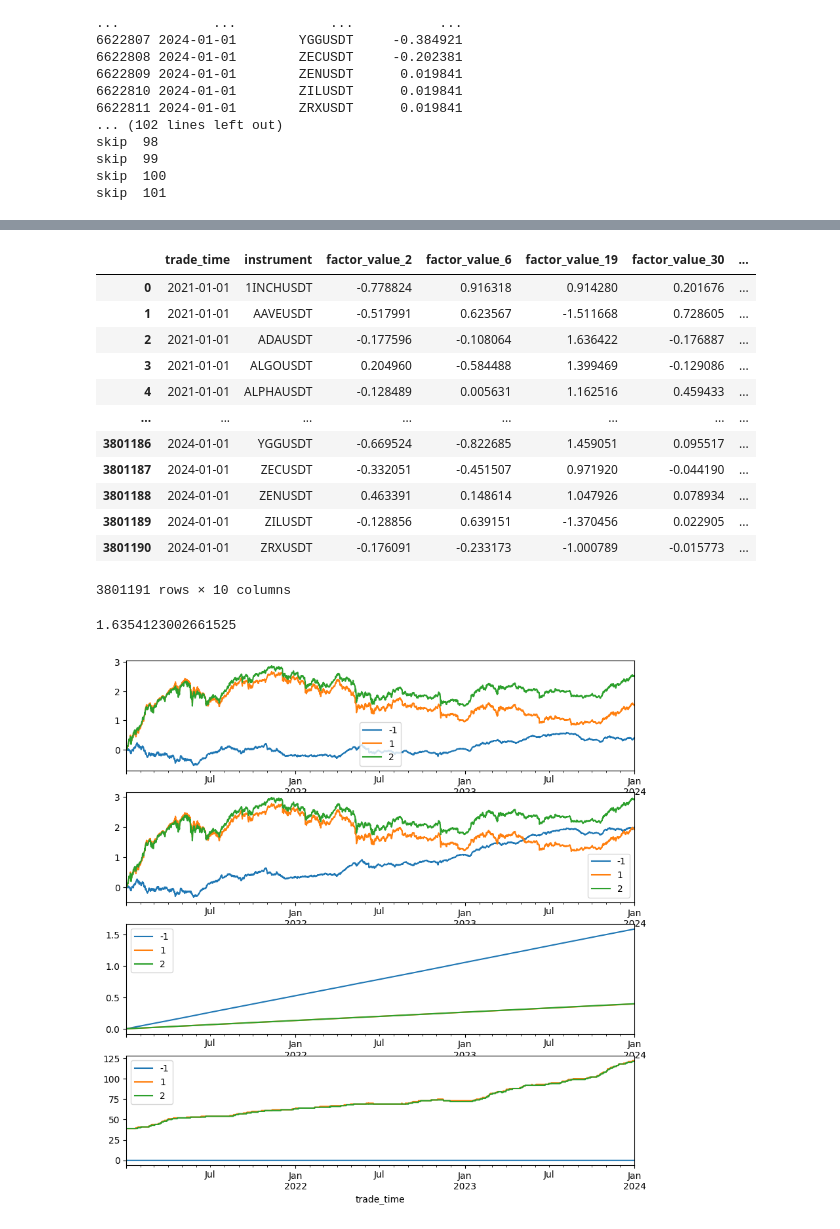
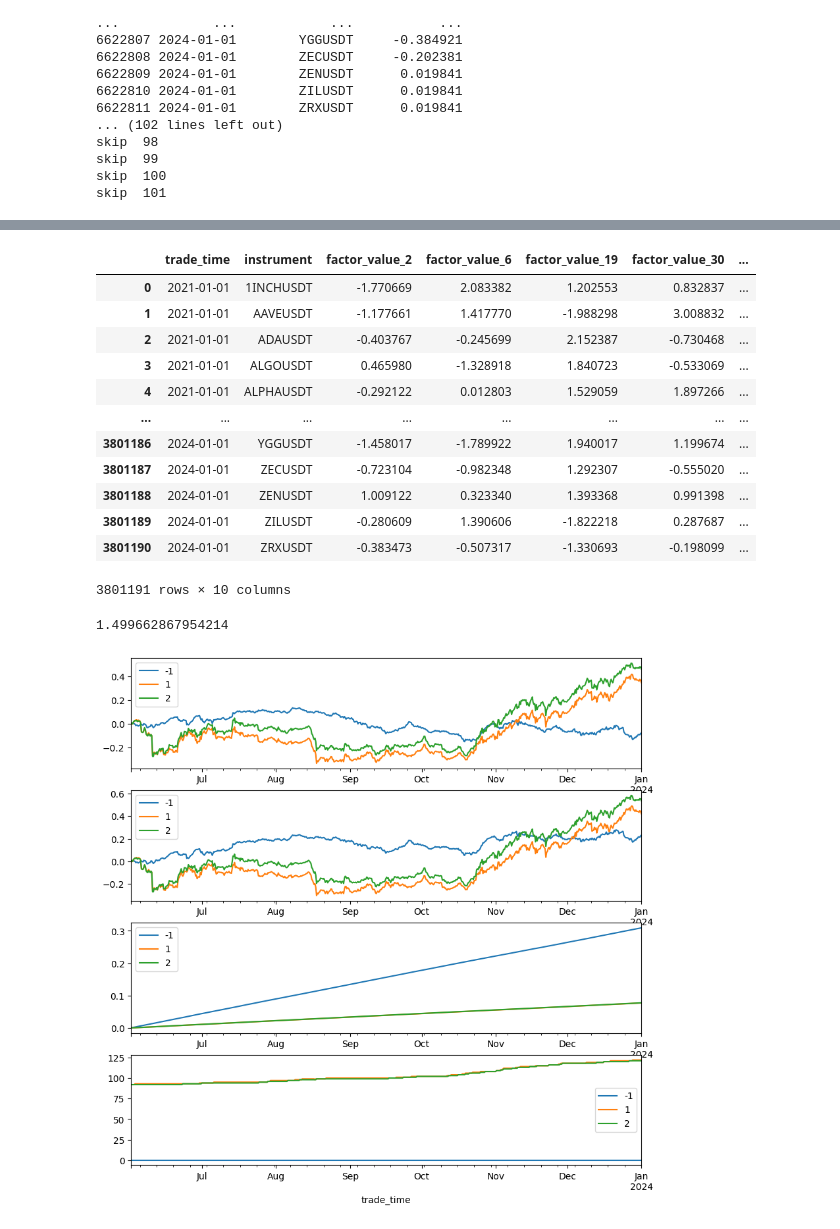
Before and after one commit to zhengow/factor, a Jupyter notebook: backtest.ipynb, the cells around one changed output, grey strips where cells are left out. Cells and saved outputs as stored; diff of their text form; code cells hidden in the pictures.

```diff
--- a/backtest.ipynb
+++ b/backtest.ipynb
@@ -123,7 +123,7 @@ sess.run('''
     instruments = select trade_time as tradetime, instrument as securityid, open, high, low, close, volume as vol from loadTable("dfs://crypto_db", "k_hour") order by trade_time, instrument
     ''')
 
-i = 19
+i = 30
 df = sess.run(f'''
     factor = calAlpha{i}(instruments, 2020.12.01 00:00:00.000, 2024.01.01 00:00:00.000)
     factor = table(factor.rowNames() as trade_time, factor)
@@ -162,4 +146,8 @@ trade_time              instrument factor_value
 # %%
+import dolphindb as ddb
+import pandas as pd
+
+
 sess = ddb.session(host='localhost', port=8848, userid='admin', password='123456')
 sess.runFile('factors/alpha101.dos')
 sess.run('''
@@ -184,10 +172,13 @@ for line in lucky.split('\n'):
         factor = factor.unpivot(`trade_time, factor.columnNames()[1:])
         factor.rename!(`trade_time`instrument`factor_value)
         factor = select timestamp(trade_time) as trade_time, instrument, zscore(factor_value) as factor_value from factor where factor_value is not null
-        factor = select trade_time, instrument, factor_value / max(abs(factor_value)) as factor_value from factor context by trade_time
+        // factor = select trade_time, instrument, factor_value / max(abs(factor_value)) as factor_value from factor context by trade_time
         select * from factor where trade_time >= 2021.01.01 order by trade_time, instrument
     ''')
     df['factor_value'] = df['factor_value'] * weight
+    # result = backtest(df, 2)
+    # sharpe = cal_sharpe(result[result['grp']==-1]['cumret'])
+    # print(sharpe)
     if tot is not None:
         df = df.rename(columns={'factor_value': f'factor_value_{i}'})
         tot = pd.merge(tot, df, how='left', on=['trade_time', 'instrument'])
@@ -227,24 +218,28 @@ df
 # tot[tot['factor_value_19'].isna()]
 # %% [output]
 |  | trade_time | instrument | factor_value_2 | factor_value_6 | factor_value_19 | factor_value_30 | ... |
-| 0 | 2021-01-01 | 1INCHUSDT | -0.778824 | 0.916318 | 0.914280 | 0.201676 | ... |
-| 1 | 2021-01-01 | AAVEUSDT | -0.517991 | 0.623567 | -1.511668 | 0.728605 | ... |
-| 2 | 2021-01-01 | ADAUSDT | -0.177596 | -0.108064 | 1.636422 | -0.176887 | ... |
-| 3 | 2021-01-01 | ALGOUSDT | 0.204960 | -0.584488 | 1.399469 | -0.129086 | ... |
-| 4 | 2021-01-01 | ALPHAUSDT | -0.128489 | 0.005631 | 1.162516 | 0.459433 | ... |
+| 0 | 2021-01-01 | 1INCHUSDT | -1.770669 | 2.083382 | 1.202553 | 0.832837 | ... |
+| 1 | 2021-01-01 | AAVEUSDT | -1.177661 | 1.417770 | -1.988298 | 3.008832 | ... |
+| 2 | 2021-01-01 | ADAUSDT | -0.403767 | -0.245699 | 2.152387 | -0.730468 | ... |
+| 3 | 2021-01-01 | ALGOUSDT | 0.465980 | -1.328918 | 1.840723 | -0.533069 | ... |
+| 4 | 2021-01-01 | ALPHAUSDT | -0.292122 | 0.012803 | 1.529059 | 1.897266 | ... |
 | ... | ... | ... | ... | ... | ... | ... | ... |
-| 3801186 | 2024-01-01 | YGGUSDT | -0.669524 | -0.822685 | 1.459051 | 0.095517 | ... |
-| 3801187 | 2024-01-01 | ZECUSDT | -0.332051 | -0.451507 | 0.971920 | -0.044190 | ... |
-| 3801188 | 2024-01-01 | ZENUSDT | 0.463391 | 0.148614 | 1.047926 | 0.078934 | ... |
-| 3801189 | 2024-01-01 | ZILUSDT | -0.128856 | 0.639151 | -1.370456 | 0.022905 | ... |
-| 3801190 | 2024-01-01 | ZRXUSDT | -0.176091 | -0.233173 | -1.000789 | -0.015773 | ... |
+| 3801186 | 2024-01-01 | YGGUSDT | -1.458017 | -1.789922 | 1.940017 | 1.199674 | ... |
+| 3801187 | 2024-01-01 | ZECUSDT | -0.723104 | -0.982348 | 1.292307 | -0.555020 | ... |
+| 3801188 | 2024-01-01 | ZENUSDT | 1.009122 | 0.323340 | 1.393368 | 0.991398 | ... |
+| 3801189 | 2024-01-01 | ZILUSDT | -0.280609 | 1.390606 | -1.822218 | 0.287687 | ... |
+| 3801190 | 2024-01-01 | ZRXUSDT | -0.383473 | -0.507317 | -1.330693 | -0.198099 | ... |
 3801191 rows × 10 columns
 # %%
-df['factor_value'] = df.iloc[:, 2:].sum(axis=1)
-result = backtest(df[['trade_time', 'instrument', 'factor_value']], 2)
+baseline = df.copy()
+idx = 2
+baseline['factor_value'] = baseline.iloc[:, idx:idx+1].sum(axis=1)
+baseline = baseline[['trade_time', 'instrument', 'factor_value']]
+baseline = baseline[baseline['trade_time'] > '20230601']
+result = backtest(baseline, 2)
 sharpe = cal_sharpe(result[result['grp']==-1]['cumret'])
 print(sharpe)
 draw(result)
 # %% [output]
-1.6354123002661525
+1.499662867954214
-[figure, old version]
+[figure, new version]
```
Also changed, not shown: parts of 20 cells of this notebook, 11 other files.
